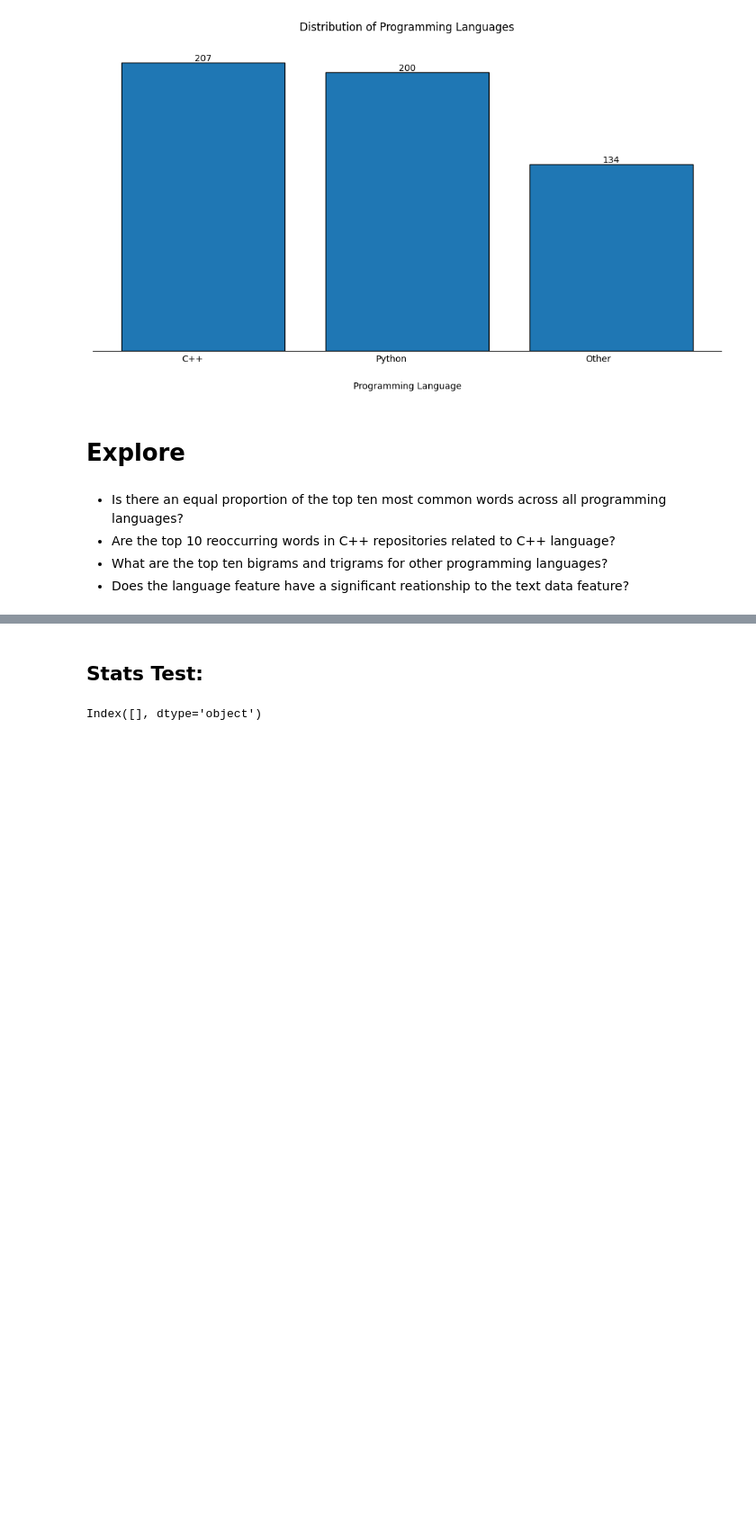
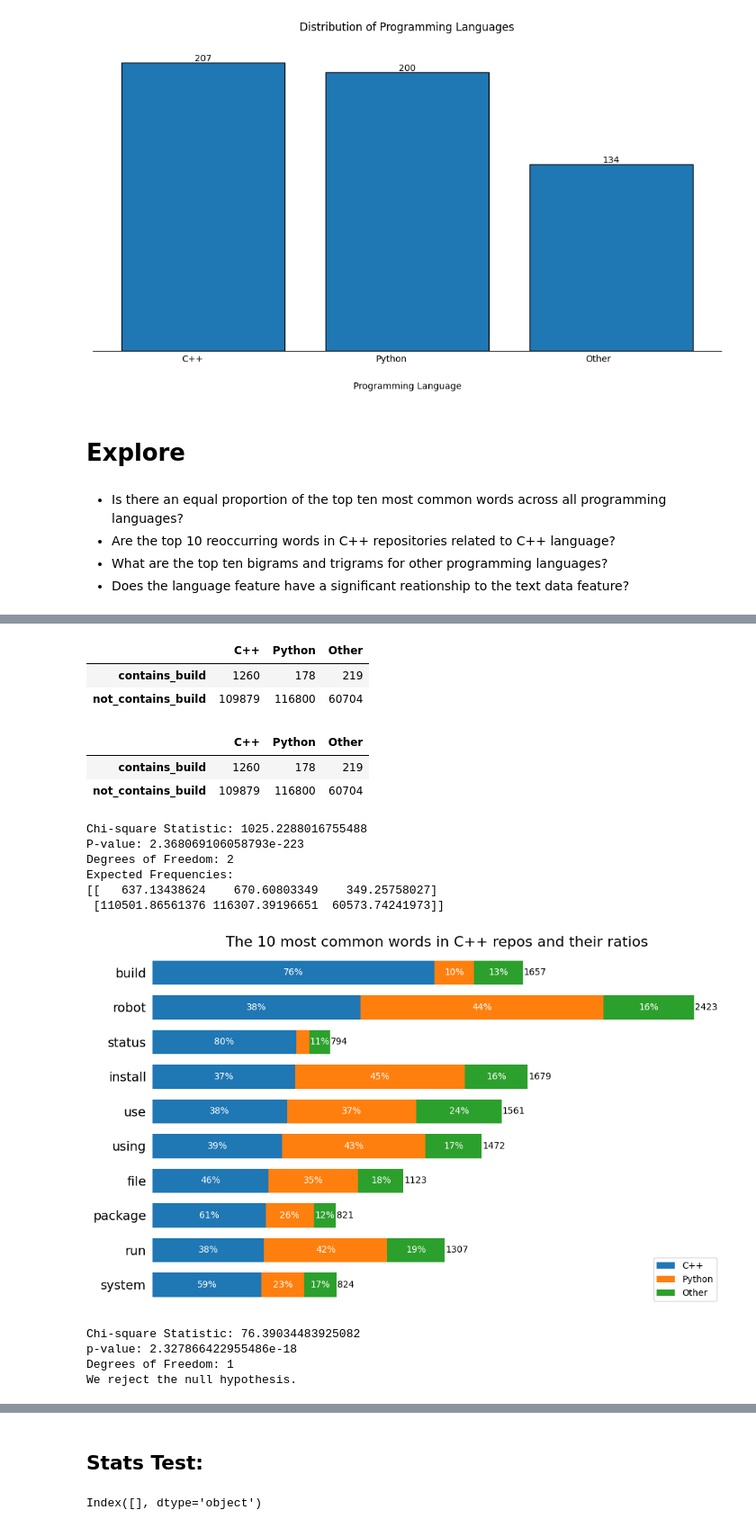
Before and after one commit to Marc-Aradillas/github_nlp_project, a Jupyter notebook: johns_final.ipynb, the cells around one changed output, grey strips where cells are left out. Shown at 90% size. Cells and saved outputs as stored; diff of their text form; code cells hidden in the pictures; blank space fills up the shorter version.

```diff
--- a/johns_final.ipynb
+++ b/johns_final.ipynb
@@ -112 +143,42 @@ v.plot_top_words(word_counts, column='all', top_n=10, figsize=(10, 6))
+# %%
+# Step 1: Extract counts for "build"
+build_counts = word_counts[word_counts['word'] == 'build'][['C++', 'Python', 'Other']].iloc[0]
+
+# Step 2: Calculate total counts
+total_counts = word_counts[['C++', 'Python', 'Other']].sum()
+
+# Step 3: Calculate counts for "does not contain 'build'"
+not_build_counts = total_counts - build_counts
+
+# Step 4: Structure the contingency table
+contingency_table = pd.DataFrame([build_counts, not_build_counts], index=['contains_build', 'not_contains_build'])
+contingency_table
+# %% [output]
+|  | C++ | Python | Other |
+| contains_build | 1260 | 178 | 219 |
+| not_contains_build | 109879 | 116800 | 60704 |
+# %%
+table = e.q2_cont_table(repos_df)
+table
+# %% [output]
+|  | C++ | Python | Other |
+| contains_build | 1260 | 178 | 219 |
+| not_contains_build | 109879 | 116800 | 60704 |
+# %%
+e.q2_chi_test(contingency_table, alpha=0.05)
+# %% [output]
+Chi-square Statistic: 1025.2288016755488
+P-value: 2.368069106058793e-223
+Degrees of Freedom: 2
+Expected Frequencies:
+[[   637.13438624    670.60803349    349.25758027]
+ [110501.86561376 116307.39196651  60573.74241973]]
+# %%
+e.q2_vis_test(repos_df, alpha=0.05)
+# %% [output]
+[figure, added]
+Chi-square Statistic: 76.39034483925082
+p-value: 2.327866422955486e-18
+Degrees of Freedom: 1
+We reject the null hypothesis.
 # %% [markdown]
```
Also changed, not shown: parts of 20 cells of this notebook, 3 other files.
